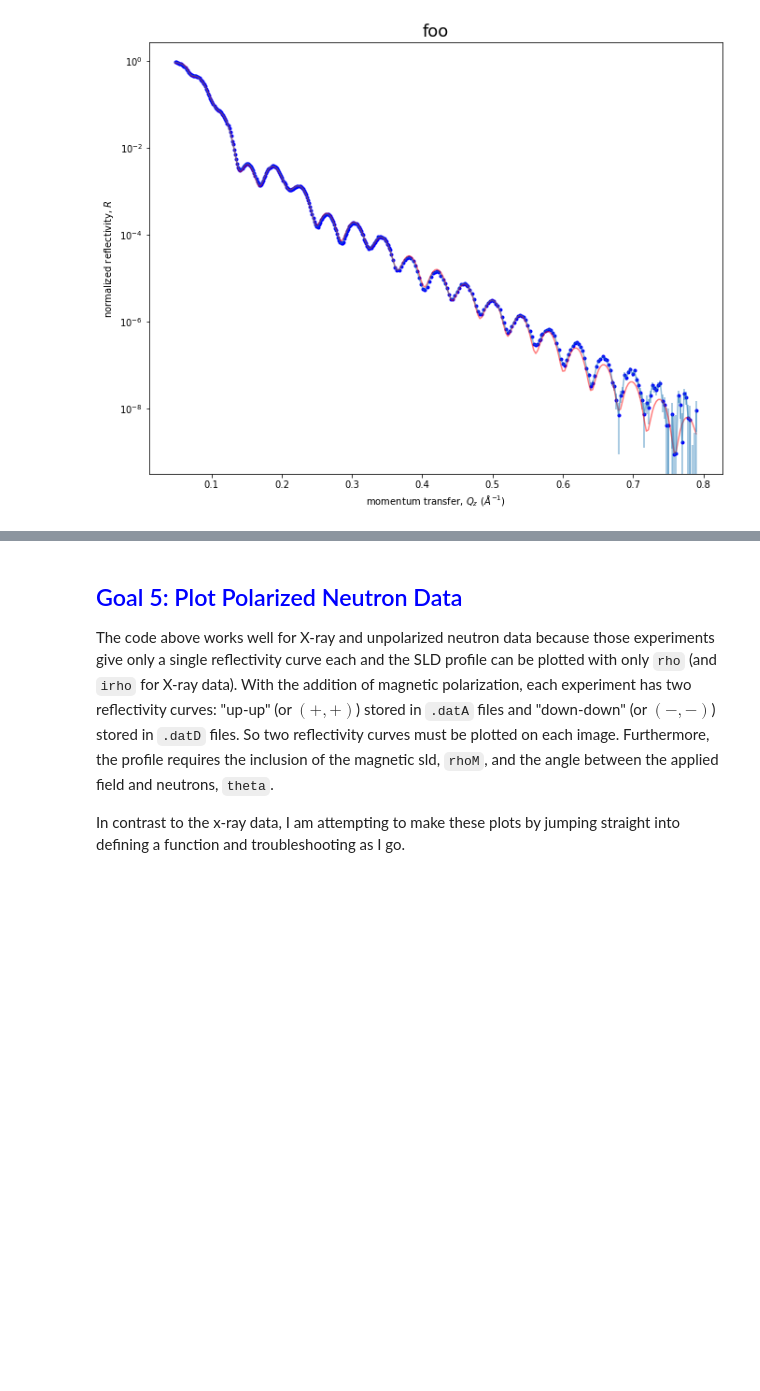
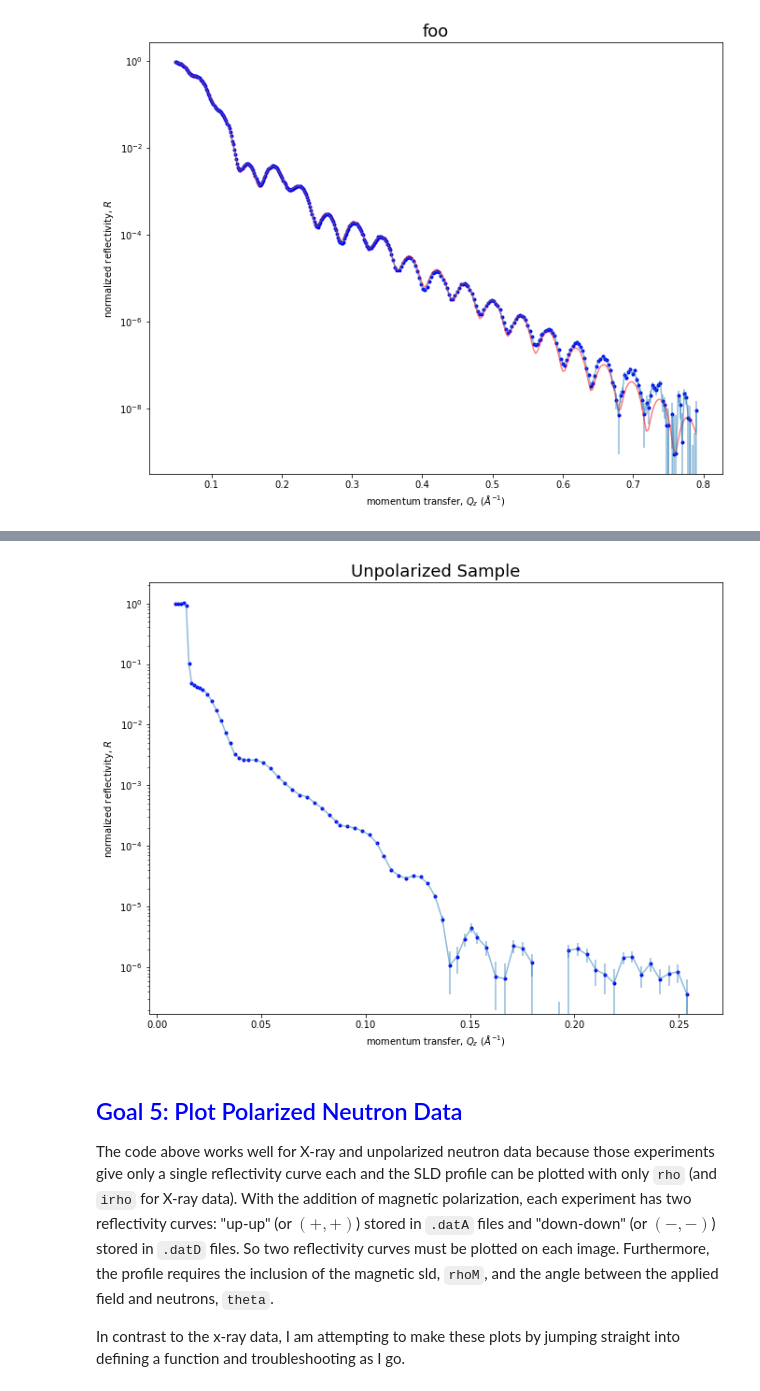
Before and after one commit to brianjosey/Autoplotting, a Jupyter notebook: Plotting.ipynb, the cells around one changed output, grey strips where cells are left out. Cells and saved outputs as stored; diff of their text form; code cells hidden in the pictures; blank space fills up the shorter version.

```diff
--- a/Plotting.ipynb
+++ b/Plotting.ipynb
@@ -207,3 +207,37 @@ Unfortunately, I discovered that I don't have the unpolarized neutron reflectome
+# %%
+def plot_unpol_refl(data='unpolarized-refl', name='Unpolarized Sample'):
+    '''
+    Function plots the SLD profile of a polarized neutron reflectometry experiment.
+
+    Arg:
+        data (str): File containing the data to be plotted
+        name (str): Name of the sample, used for title and saving figure
+
+    Output:
+        figure: a plot of the data
+    '''
+    # Load data into dataframe--"up-up"
+    refl = pd.read_csv(f'data/{data}.dat', delim_whitespace=True, header=13,
+                       usecols=['#columns', 'Qz', 'R'])
+    refl.columns = ['Q', 'R','dR']
+
+    # Generate plot
+    fig, ax = plt.subplots(figsize = (11, 8.5))
+
+    ax.plot(refl.Q, refl.R, '.b', alpha =1)
+    ax.errorbar(refl.Q, refl.R, yerr=refl.dR, fmt='-', alpha=0.5)
+
+    ax.set_xlabel(r'momentum transfer, $Q_{z}\ (Å^{-1})$')
+    ax.set_ylabel(r'normalized reflectivity, $R$')
+    ax.set_title(f'{name}', size=18)
+
+    ax.semilogy()
+
+    fig.savefig(f'output/{name}-refl.pdf')
+# %%
+plot_unpol_refl()
+# %% [output]
+[figure, added]
 # %% [markdown]
 ## <span style='color:blue'>Goal 5: Plot Polarized Neutron Data</span>
 
```
Also changed, not shown: parts of 4 cells of this notebook, 6 other files.
